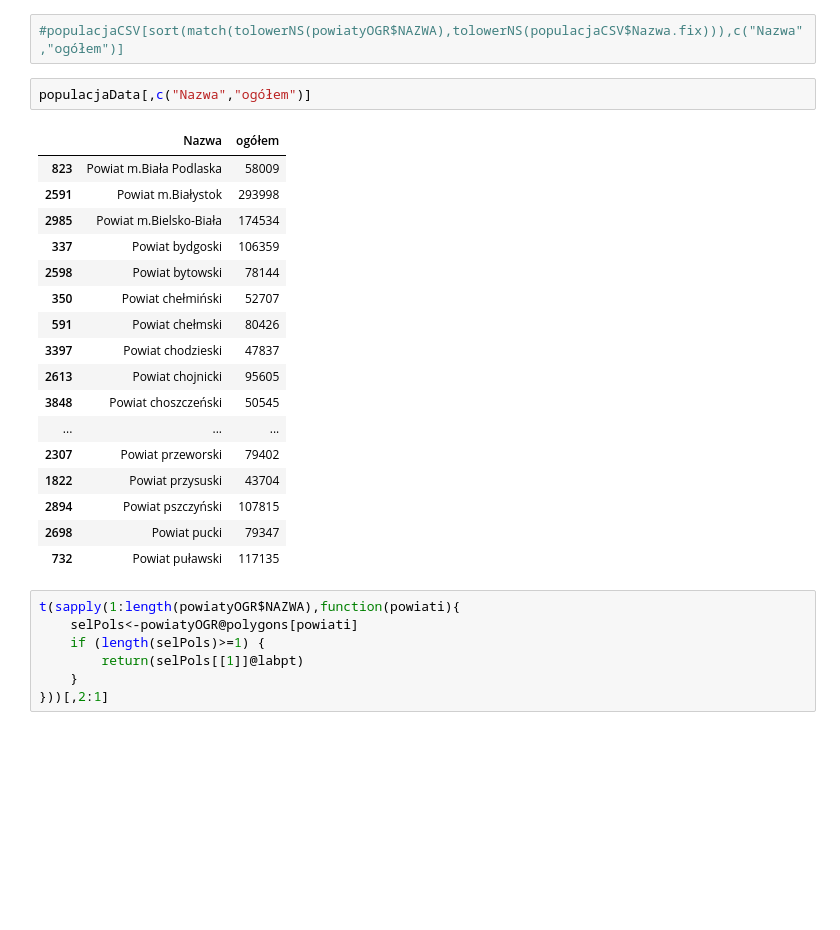
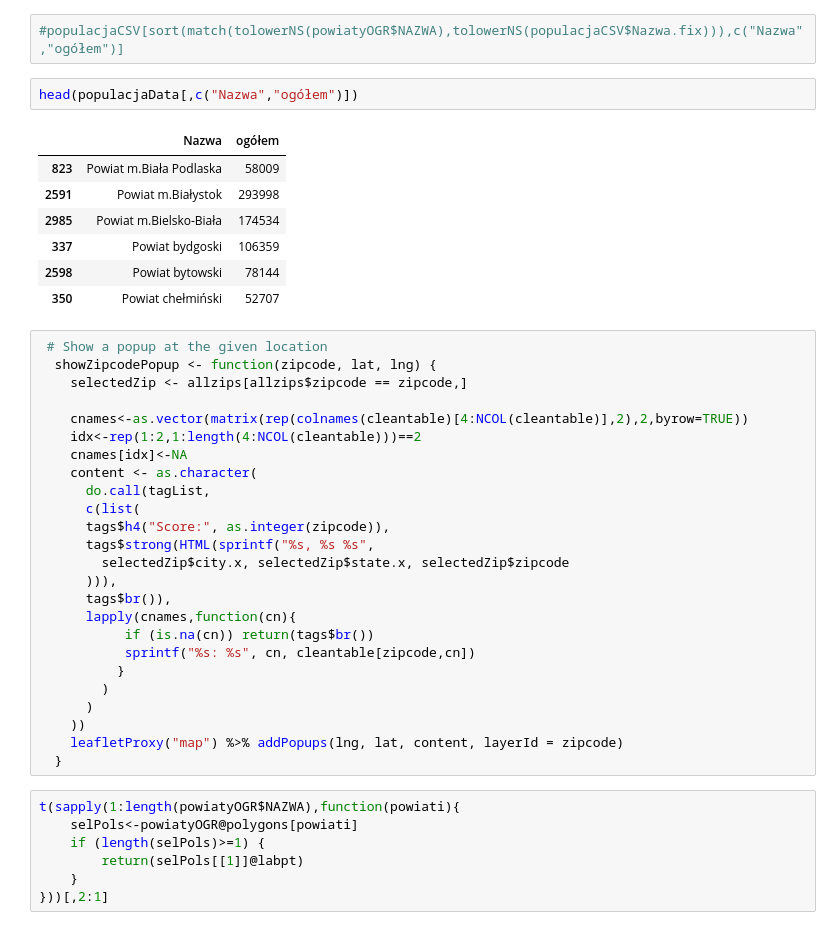
Before and after one commit to macieksk/hackyeah2018, a Jupyter notebook: R_process_geo_data.ipynb, the cells around one changed output. Cells and saved outputs as stored; diff of their text form; blank space fills up the shorter version.

```diff
--- a/R_process_geo_data.ipynb
+++ b/R_process_geo_data.ipynb
@@ -516,25 +516,40 @@ character(0)
 # %%
 #populacjaCSV[sort(match(tolowerNS(powiatyOGR$NAZWA),tolowerNS(populacjaCSV$Nazwa.fix))),c("Nazwa","ogółem")]
 # %%
-populacjaData[,c("Nazwa","ogółem")]
+head(populacjaData[,c("Nazwa","ogółem")])
 # %% [output]
 |  | Nazwa | ogółem |
 | 823 | Powiat m.Biała Podlaska | 58009 |
 | 2591 | Powiat m.Białystok | 293998 |
 | 2985 | Powiat m.Bielsko-Biała | 174534 |
 | 337 | Powiat bydgoski | 106359 |
 | 2598 | Powiat bytowski | 78144 |
 | 350 | Powiat chełmiński | 52707 |
-| 591 | Powiat chełmski | 80426 |
-| 3397 | Powiat chodzieski | 47837 |
-| 2613 | Powiat chojnicki | 95605 |
-| 3848 | Powiat choszczeński | 50545 |
-| ... | ... | ... |
-| 2307 | Powiat przeworski | 79402 |
-| 1822 | Powiat przysuski | 43704 |
-| 2894 | Powiat pszczyński | 107815 |
-| 2698 | Powiat pucki | 79347 |
-| 732 | Powiat puławski | 117135 |
+# %%
+ # Show a popup at the given location
+  showZipcodePopup <- function(zipcode, lat, lng) {
+    selectedZip <- allzips[allzips$zipcode == zipcode,]
+
+    cnames<-as.vector(matrix(rep(colnames(cleantable)[4:NCOL(cleantable)],2),2,byrow=TRUE))
+    idx<-rep(1:2,1:length(4:NCOL(cleantable)))==2
+    cnames[idx]<-NA
+    content <- as.character(
+      do.call(tagList,
+      c(list(
+      tags$h4("Score:", as.integer(zipcode)),
+      tags$strong(HTML(sprintf("%s, %s %s",
+        selectedZip$city.x, selectedZip$state.x, selectedZip$zipcode
+      ))),
+      tags$br()),
+      lapply(cnames,function(cn){
+           if (is.na(cn)) return(tags$br())
+           sprintf("%s: %s", cn, cleantable[zipcode,cn])
+          }
+        )
+      )
+    ))
+    leafletProxy("map") %>% addPopups(lng, lat, content, layerId = zipcode)
+  }
 # %%
 t(sapply(1:length(powiatyOGR$NAZWA),function(powiati){
     selPols<-powiatyOGR@polygons[powiati]
```
Also changed, not shown: 2 other files.
